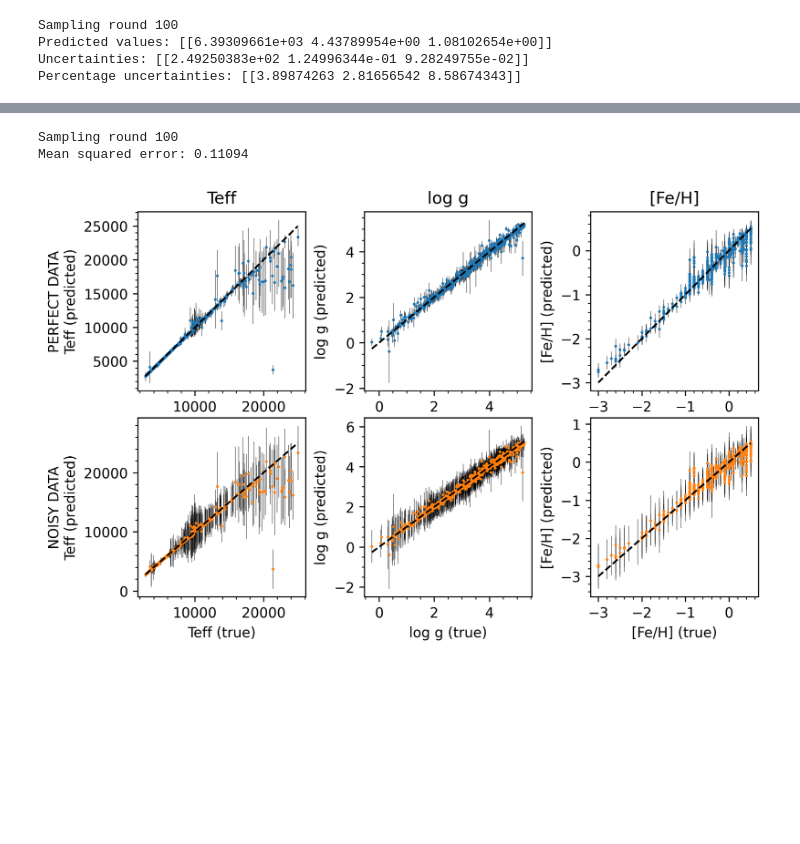
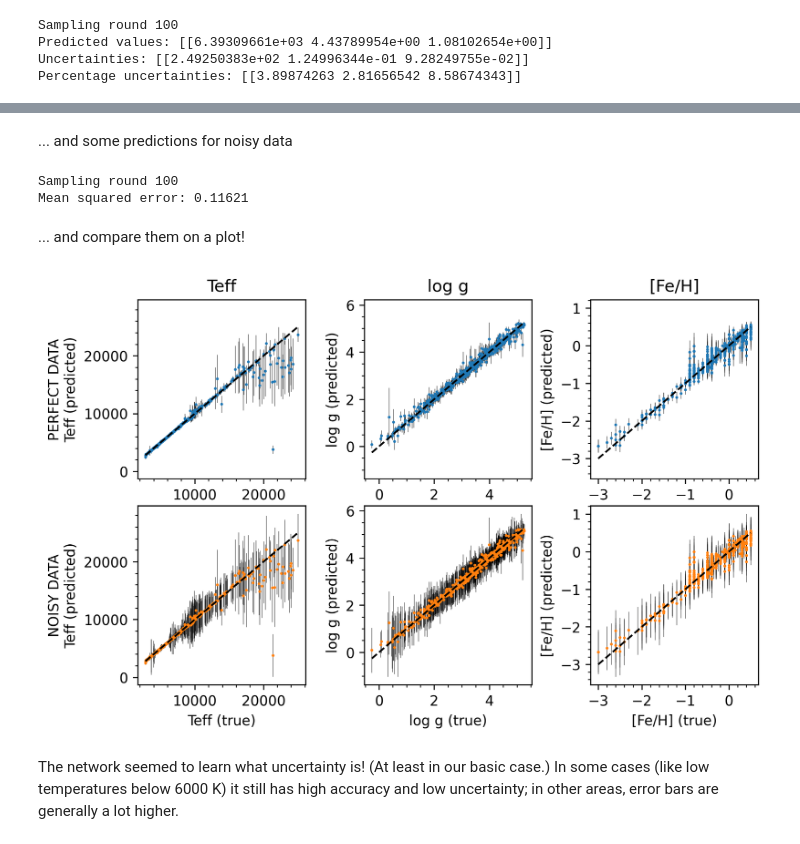
Before and after one commit to czs-school-23/bayesian-ml, a Jupyter notebook: stellar_spectra_example_emily.ipynb, the cells around one changed output, grey strips where cells are left out. Saved outputs shown, nothing was run; the diff lists cells and outputs as text; code cells hidden in the pictures; blank space fills up the shorter version.

```diff
--- a/stellar_spectra_example_emily.ipynb
+++ b/stellar_spectra_example_emily.ipynb
@@ -100,0 +100,7 @@ Text(0.5, 0, 'Wavelength (nm)')
+# %%
+for i in [0, 1500, 500, 1000, 3000, 2000]:
+    label = f"T={properties.loc[i, 't_eff']:.0f}, log g={properties.loc[i, 'log_g']:.2f}, [Fe/H]={properties.loc[i, 'feh']:.1f}"
+    plt.plot(wavelengths, spectra[i] / np.trapz(spectra[i], wavelengths), label=label)
+
+plt.legend()
+plt.xlabel("Wavelength (nm)")
@@ -149,5 +141,0 @@ x_train.shape, x_test.shape, y_train.shape, y_test.shape
-# %%
-i = 10
-
-plt.plot(wavelengths, x[i])
-plt.plot(wavelengths, medfilt(x[i], 21))
@@ -275,0 +230,8 @@ def get_model(input_shape=210):
+# %%
+@tf.function
+def kl_divergence(q, p, _):
+    """We have to weight the KL divergence of every layer by the number of
+    training samples and the number of trainable parameters (roughly, I
+    think...)
+    """
+    return tfp.distributions.kl_divergence(q, p) / x_train.shape[0] / 4300
@@ -479,13 +507,27 @@ Mean squared error: 0.03278
+# %% [markdown]
+... and some predictions for noisy data
 # %%
 # Sample the model multiple times to get epistemic uncertainty
 rng = np.random.default_rng(10)
 
+# This is how much our "measurement" is off on average from the true value, i.e. the amount of random noise we measure.
+noise_scale = 1.0 * np.std(x_train)
+
+# This is how big our "measured error" is on the same scale. If we have a "measurement" with perfectly understood error,
+# then this is the same as the real random noise scale. The network's input is resampled from this.
+error_scale = 1.0 * np.std(x_train)
+
+# Let's add some random noise to the perfect measurements
+perturbation = rng.normal(scale=noise_scale*np.std(x_train), size=x_test.shape)
+x_test_noisy = x_test + perturbation
+
+# ... and take 100 samples with the network, resampling our spectrum each time based on our expected error on it
 n_samples = 100
 samples_noisy = np.zeros((100, y_test.shape[0], y_test.shape[1]))
 for i in range(n_samples):
     print(f"\rSampling round {i+1}", end="")
-    perturbation = rng.normal(scale=1.0*np.std(x_train), size=x_test.shape)
-    samples_noisy[i] = model(x_test + perturbation).sample()  # We predict a Distribution and then sample each one once
+    perturbation = rng.normal(scale=error_scale, size=x_test.shape)
+    samples_noisy[i] = model(x_test_noisy + perturbation).sample()
 
 print("")
 
@@ -498,30 +540,38 @@ y_error_noisy = output_scaler.inverse_transform(means_noisy + stds_noisy) - y_pr
 print(f"Mean squared error: {np.mean((means_noisy - y_test)**2):.5f}")
 # %% [output]
 Sampling round 100
-Mean squared error: 0.11094
+Mean squared error: 0.11621
+# %% [markdown]
+... and compare them on a plot!
 # %%
 fig, ax = plt.subplots(ncols=3, nrows=2, figsize=(8, 5), dpi=300)
 
 cmap = plt.get_cmap("tab10")
 ecolor = (0, 0, 0, 0.8)
 
 for i in range(3):
     ax[0, i].errorbar(y_targets[:, i], y_predicted[:, i], fmt='.', ms=2, yerr=y_error[:, i], elinewidth=0.35, color=cmap(0), ecolor=ecolor)
     ax[1, i].errorbar(y_targets[:, i], y_predicted[:, i], fmt='.', ms=2, yerr=y_error_noisy[:, i], elinewidth=0.35, color=cmap(1), ecolor=ecolor)
     min, max = y_targets[:, i].min(), y_targets[:, i].max()
     ax[0, i].plot([min, max], [min, max], '--', zorder=1000, lw=1.3, alpha=1., color="k")
     ax[1, i].plot([min, max], [min, max], '--', zorder=1000, lw=1.3, alpha=1., color="k")
 
 ax[0, 0].set(ylabel="PERFECT DATA\nTeff (predicted)", title="Teff")
 ax[0, 1].set(ylabel="log g (predicted)", title="log g")
 ax[0, 2].set(ylabel="[Fe/H] (predicted)", title="[Fe/H]")
 ax[1, 0].set(ylabel="NOISY DATA\nTeff (predicted)", xlabel="Teff (true)")
 ax[1, 1].set(ylabel="log g (predicted)", xlabel="log g (true)")
 ax[1, 2].set(ylabel="[Fe/H] (predicted)", xlabel="[Fe/H] (true)")
 
+ax[0, 0].set(xlim=ax[1, 0].get_xlim(), ylim=ax[1, 0].get_ylim(),)
+ax[0, 1].set(xlim=ax[1, 1].get_xlim(), ylim=ax[1, 1].get_ylim(),)
+ax[0, 2].set(xlim=ax[1, 2].get_xlim(), ylim=ax[1, 2].get_ylim(),)
+
 for an_ax in ax.flatten():
     an_ax.minorticks_on()
 
 fig.subplots_adjust(wspace=0.35, hspace=0.15)
 # %% [output]
-[figure, old version]
+[figure, new version]
+# %% [markdown]
+The network seemed to learn what uncertainty is! (At least in our basic case.) In some cases (like low temperatures below 6000 K) it still has high accuracy and low uncertainty; in other areas, error bars are generally a lot higher.
```
Also changed, not shown: parts of 40 cells of this notebook.
